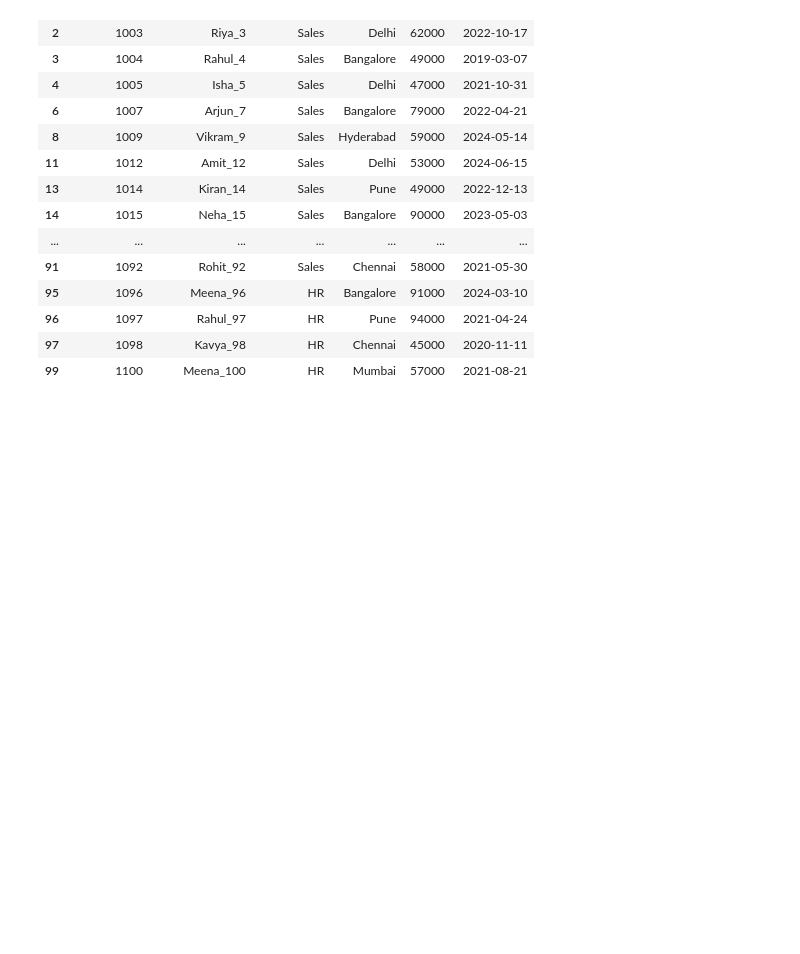
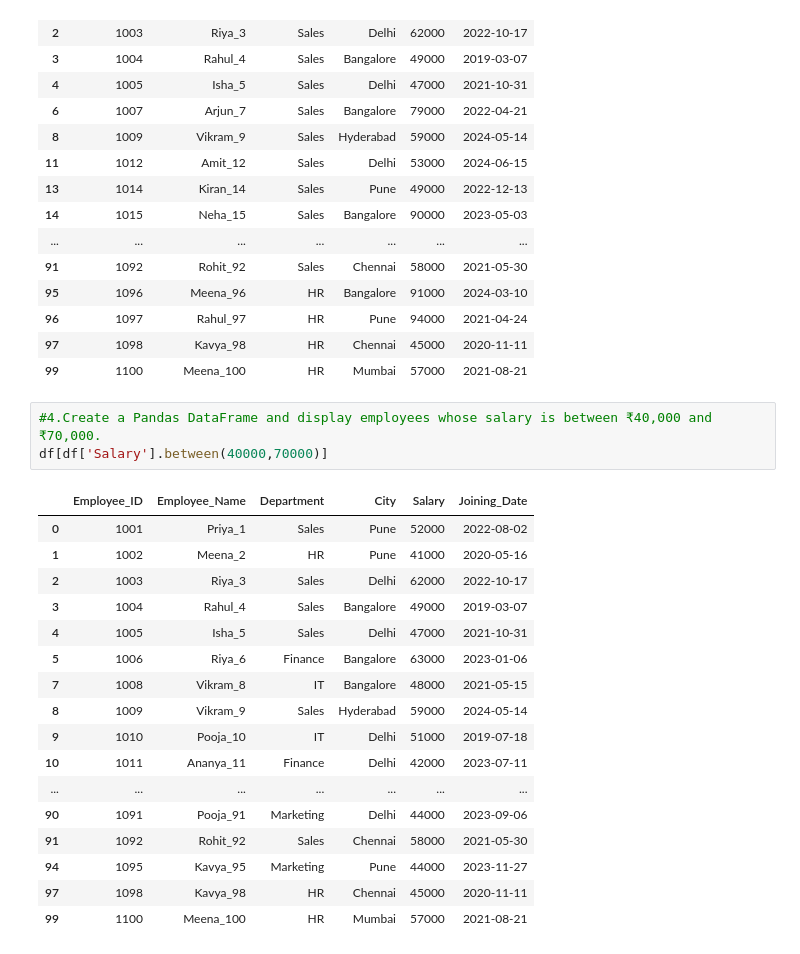
Before and after one commit to harsha0p6300/python_practice, a Jupyter notebook: csv.ipynb, the cells around one changed output. Drawn from its saved outputs; the diff is of its cells as text; blank space fills up the shorter version.

```diff
--- a/csv.ipynb
+++ b/csv.ipynb
@@ -66,3 +66,24 @@ df[df['Department'].isin(['Sales','HR'])]
 | 96 | 1097 | Rahul_97 | HR | Pune | 94000 | 2021-04-24 |
 | 97 | 1098 | Kavya_98 | HR | Chennai | 45000 | 2020-11-11 |
 | 99 | 1100 | Meena_100 | HR | Mumbai | 57000 | 2021-08-21 |
+# %%
+#4.Create a Pandas DataFrame and display employees whose salary is between ₹40,000 and ₹70,000.
+df[df['Salary'].between(40000,70000)]
+# %% [output]
+|  | Employee_ID | Employee_Name | Department | City | Salary | Joining_Date |
+| 0 | 1001 | Priya_1 | Sales | Pune | 52000 | 2022-08-02 |
+| 1 | 1002 | Meena_2 | HR | Pune | 41000 | 2020-05-16 |
+| 2 | 1003 | Riya_3 | Sales | Delhi | 62000 | 2022-10-17 |
+| 3 | 1004 | Rahul_4 | Sales | Bangalore | 49000 | 2019-03-07 |
+| 4 | 1005 | Isha_5 | Sales | Delhi | 47000 | 2021-10-31 |
+| 5 | 1006 | Riya_6 | Finance | Bangalore | 63000 | 2023-01-06 |
+| 7 | 1008 | Vikram_8 | IT | Bangalore | 48000 | 2021-05-15 |
+| 8 | 1009 | Vikram_9 | Sales | Hyderabad | 59000 | 2024-05-14 |
+| 9 | 1010 | Pooja_10 | IT | Delhi | 51000 | 2019-07-18 |
+| 10 | 1011 | Ananya_11 | Finance | Delhi | 42000 | 2023-07-11 |
+| ... | ... | ... | ... | ... | ... | ... |
+| 90 | 1091 | Pooja_91 | Marketing | Delhi | 44000 | 2023-09-06 |
+| 91 | 1092 | Rohit_92 | Sales | Chennai | 58000 | 2021-05-30 |
+| 94 | 1095 | Kavya_95 | Marketing | Pune | 44000 | 2023-11-27 |
+| 97 | 1098 | Kavya_98 | HR | Chennai | 45000 | 2020-11-11 |
+| 99 | 1100 | Meena_100 | HR | Mumbai | 57000 | 2021-08-21 |
```
Also changed, not shown: parts of 2 cells of this notebook.
